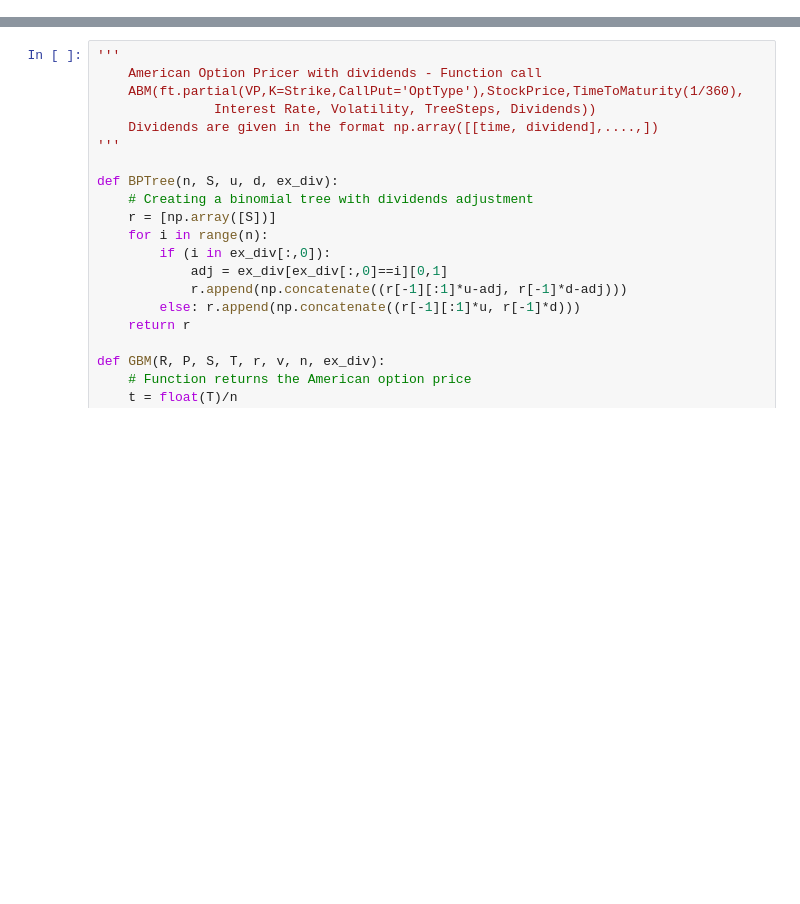
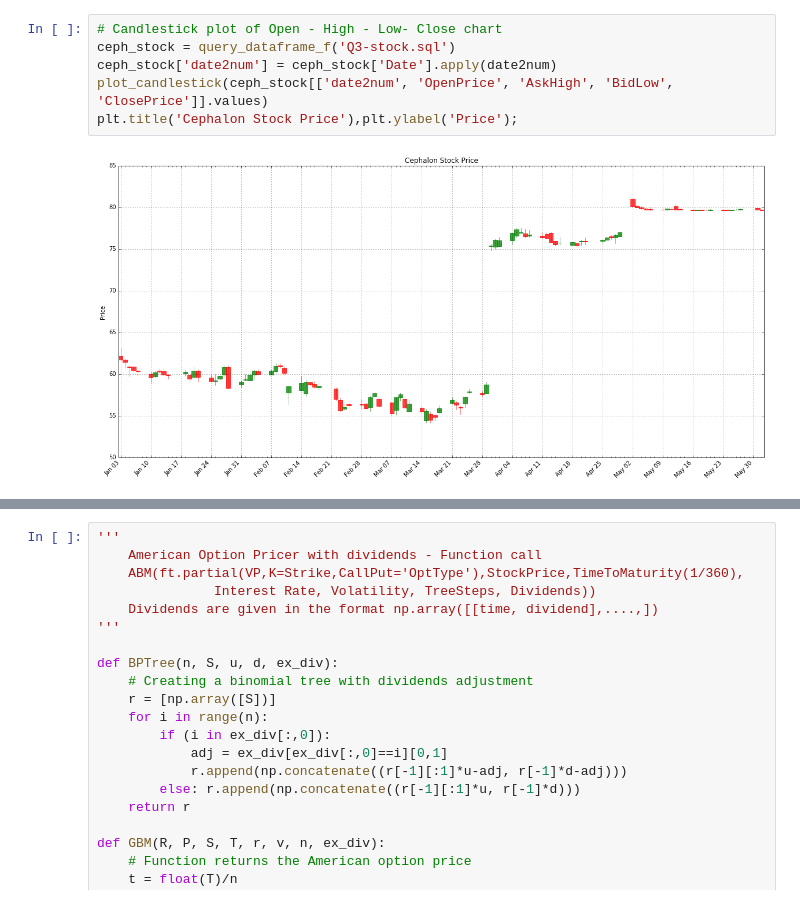
Before and after one commit to bspeice/experimental-finance, a Jupyter notebook: problem_set_7/Project7_Final.ipynb, the cells around one changed output, grey strips where cells are left out. Cells and saved outputs as stored; diff of their text form; blank space fills up the shorter version.

```diff
--- a/problem_set_7/Project7_Final.ipynb
+++ b/problem_set_7/Project7_Final.ipynb
@@ -5,0 +156,8 @@
+# %%
+# Candlestick plot of Open - High - Low- Close chart
+ceph_stock = query_dataframe_f('Q3-stock.sql')
+ceph_stock['date2num'] = ceph_stock['Date'].apply(date2num)
+plot_candlestick(ceph_stock[['date2num', 'OpenPrice', 'AskHigh', 'BidLow', 'ClosePrice']].values)
+plt.title('Cephalon Stock Price'),plt.ylabel('Price');
+# %% [output]
+[figure, added]
```
Also changed, not shown: parts of 41 cells of this notebook, 19 other files.
